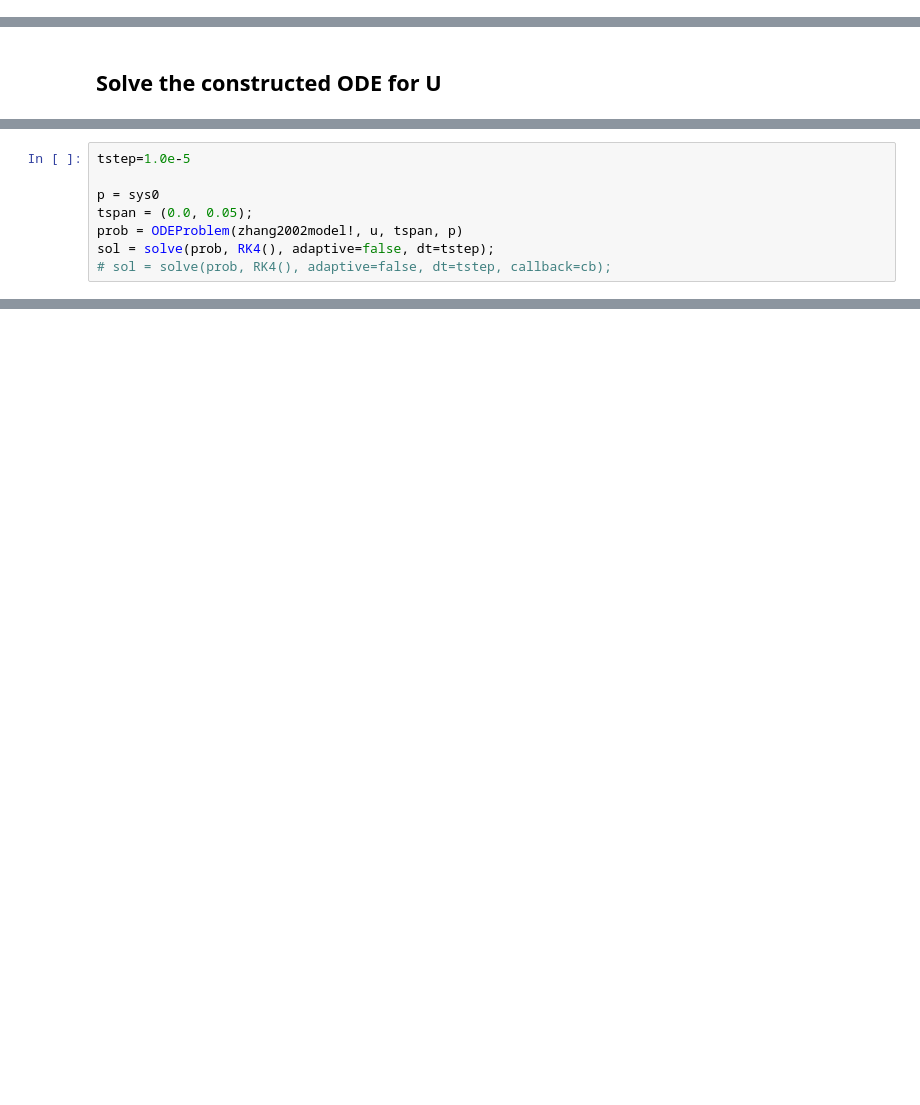
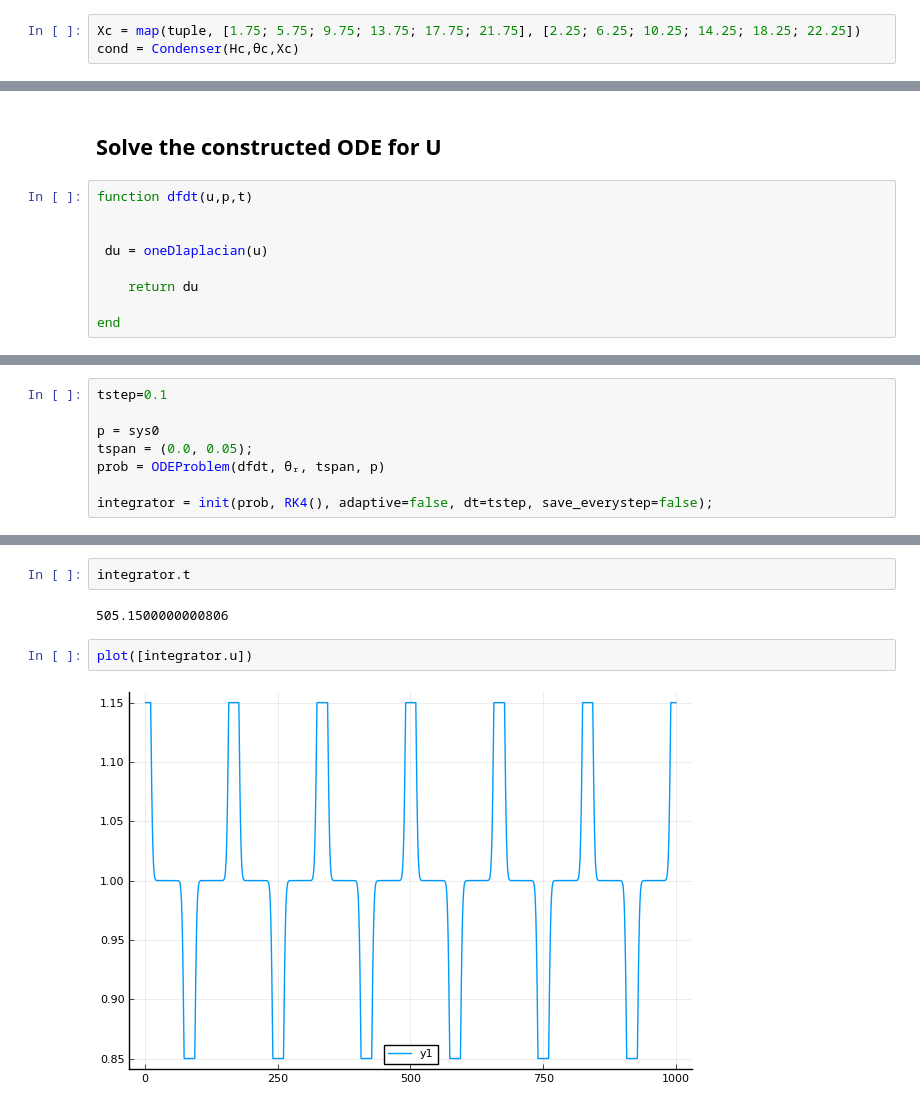
Before and after one commit to liyuxuan48/OneDThermalFlow, a Jupyter notebook: examples/U shape PHP dynamics with many liquid slugs-with wall.ipynb, the cells around one changed output, grey strips where cells are left out. Drawn from its saved outputs; the diff is of its cells as text; blank space fills up the shorter version.

```diff
--- a/examples/U shape PHP dynamics with many liquid slugs-with wall.ipynb
+++ b/examples/U shape PHP dynamics with many liquid slugs-with wall.ipynb
@@ -71,0 +67,3 @@ Condenser(3000.0, 0.85, Tuple{Float64,Float64}[(1.0, 3.0), (5.0, 7.0), (9.0, 11.
+# %%
+Xc = map(tuple, [1.75; 5.75; 9.75; 13.75; 17.75; 21.75], [2.25; 6.25; 10.25; 14.25; 18.25; 22.25])
+cond = Condenser(Hc,θc,Xc)
@@ -158,2 +195,11 @@ Printing in grid orientation (lower left is (1,1))
 # %% [markdown]
 ## Solve the constructed ODE for U
+# %%
+function dfdt(u,p,t)
+
+
+ du = oneDlaplacian(u)
+
+    return du
+
+end
@@ -160,8 +208,8 @@ Printing in grid orientation (lower left is (1,1))
 # %%
-tstep=1.0e-5
+tstep=0.1
 
 p = sys0
 tspan = (0.0, 0.05);
-prob = ODEProblem(zhang2002model!, u, tspan, p)
-sol = solve(prob, RK4(), adaptive=false, dt=tstep);
-# sol = solve(prob, RK4(), adaptive=false, dt=tstep, callback=cb);
+prob = ODEProblem(dfdt, θᵣ, tspan, p)
+
+integrator = init(prob, RK4(), adaptive=false, dt=tstep, save_everystep=false);
@@ -167,0 +237,8 @@ sol = solve(prob, RK4(), adaptive=false, dt=tstep);
+# %%
+integrator.t
+# %% [output]
+505.1500000000806
+# %%
+plot([integrator.u])
+# %% [output]
+[figure, added]
```
Also changed, not shown: parts of 24 cells of this notebook.
